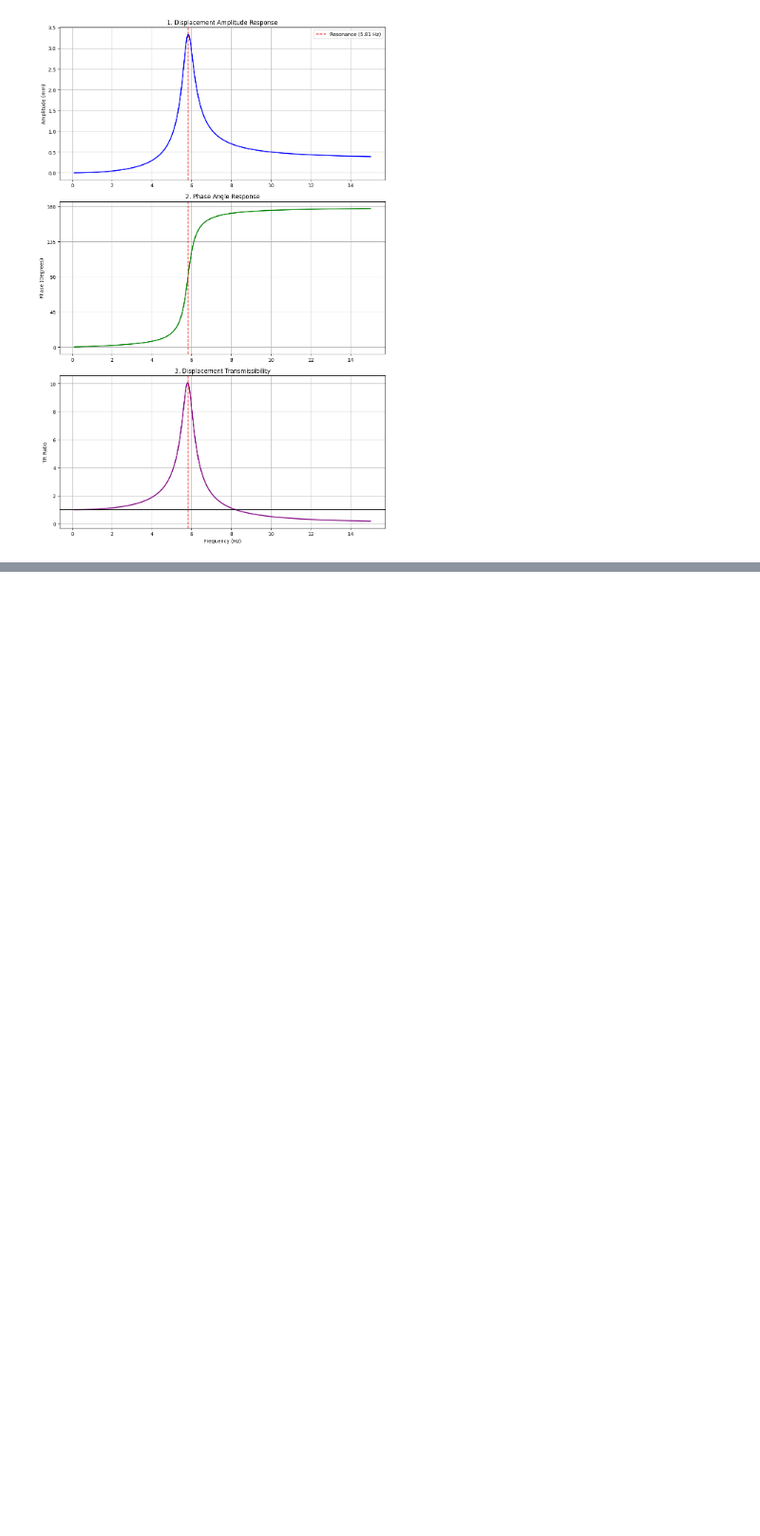
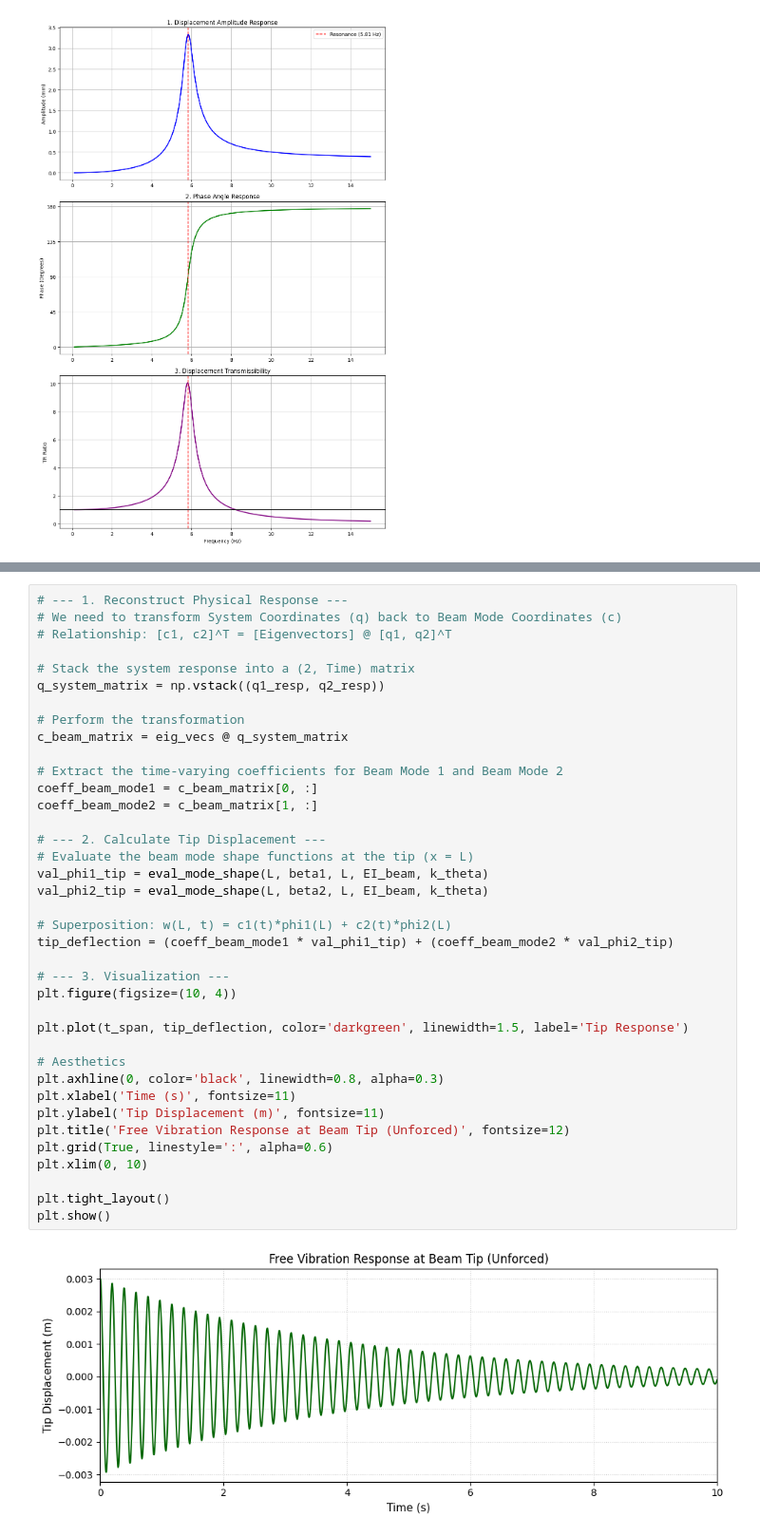
Before and after one commit to Du-nara/ME421-Mechanical-Systems-Lab-A3, a Jupyter notebook: Vibration/E_20_256_Vibration.ipynb, the cells around one changed output, grey strips where cells are left out. Shown at 95% size. Drawn from its saved outputs; the diff is of its cells as text; blank space fills up the shorter version.

```diff
--- a/Vibration/E_20_256_Vibration.ipynb
+++ b/Vibration/E_20_256_Vibration.ipynb
@@ -266,0 +1341,40 @@ plt.show()
+# %%
+# --- 1. Reconstruct Physical Response ---
+# We need to transform System Coordinates (q) back to Beam Mode Coordinates (c)
+# Relationship: [c1, c2]^T = [Eigenvectors] @ [q1, q2]^T
+
+# Stack the system response into a (2, Time) matrix
+q_system_matrix = np.vstack((q1_resp, q2_resp))
+
+# Perform the transformation
+c_beam_matrix = eig_vecs @ q_system_matrix
+
+# Extract the time-varying coefficients for Beam Mode 1 and Beam Mode 2
+coeff_beam_mode1 = c_beam_matrix[0, :]
+coeff_beam_mode2 = c_beam_matrix[1, :]
+
+# --- 2. Calculate Tip Displacement ---
+# Evaluate the beam mode shape functions at the tip (x = L)
+val_phi1_tip = eval_mode_shape(L, beta1, L, EI_beam, k_theta)
+val_phi2_tip = eval_mode_shape(L, beta2, L, EI_beam, k_theta)
+
+# Superposition: w(L, t) = c1(t)*phi1(L) + c2(t)*phi2(L)
+tip_deflection = (coeff_beam_mode1 * val_phi1_tip) + (coeff_beam_mode2 * val_phi2_tip)
+
+# --- 3. Visualization ---
+plt.figure(figsize=(10, 4))
+
+plt.plot(t_span, tip_deflection, color='darkgreen', linewidth=1.5, label='Tip Response')
+
+# Aesthetics
+plt.axhline(0, color='black', linewidth=0.8, alpha=0.3)
+plt.xlabel('Time (s)', fontsize=11)
+plt.ylabel('Tip Displacement (m)', fontsize=11)
+plt.title('Free Vibration Response at Beam Tip (Unforced)', fontsize=12)
+plt.grid(True, linestyle=':', alpha=0.6)
+plt.xlim(0, 10)
+
+plt.tight_layout()
+plt.show()
+# %% [output]
+[figure, added]
```
Also changed, not shown: parts of 109 cells of this notebook.
